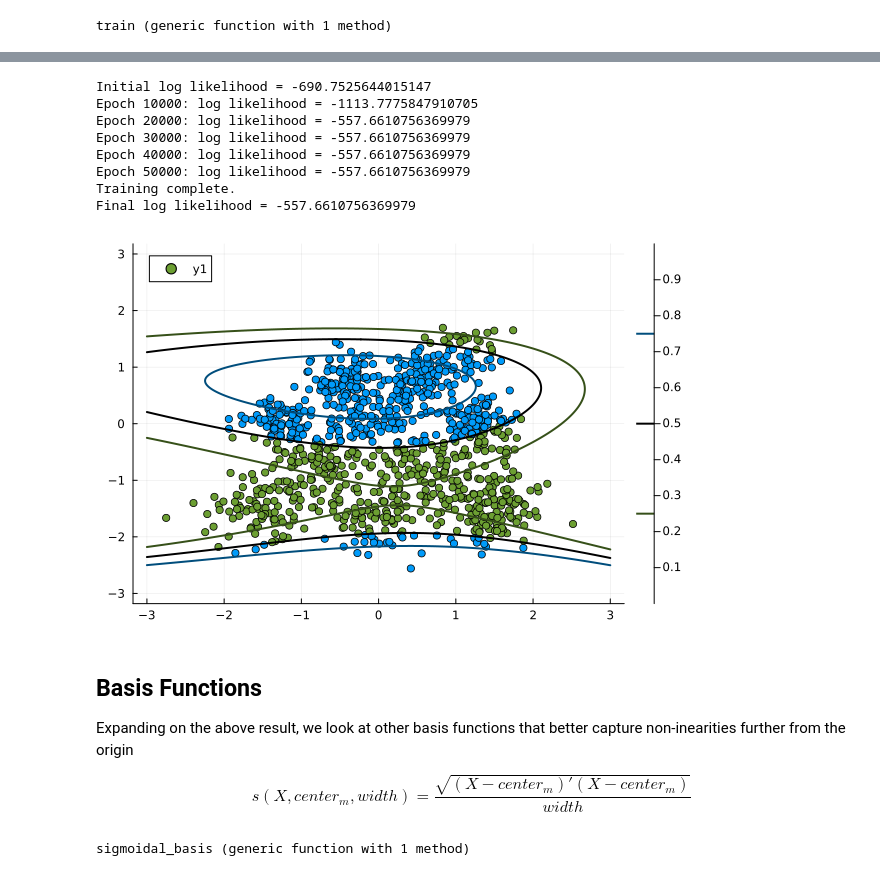
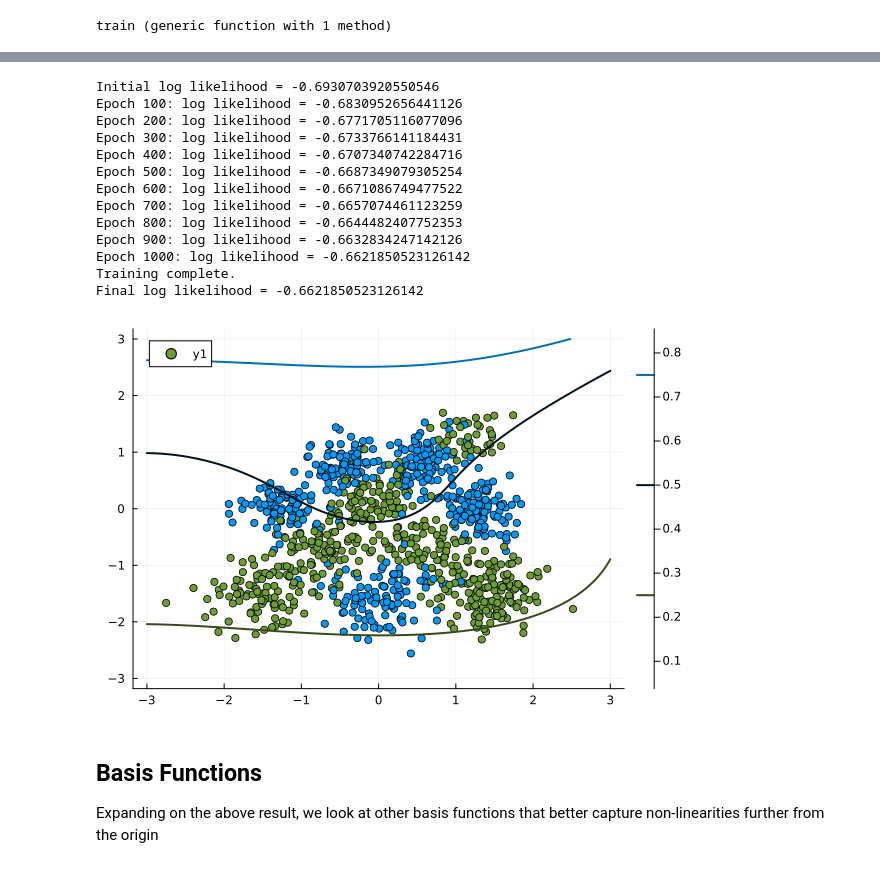
Before and after one commit to ofs416/Bayesian_Julia, a Jupyter notebook: nb.ipynb, the cells around one changed output, grey strips where cells are left out. Drawn from its saved outputs; the diff is of its cells as text; code cells hidden in the pictures.

Commit message:
finished Maximum Likelihood regression model

```diff
--- a/nb.ipynb
+++ b/nb.ipynb
@@ -56,8 +58,8 @@ scatter(X[:, 2], X[:, 3], markercolor=binary_pred)
 # %%
 # Gradient ascent
-function train(Input, labels; lr=0.001, epochs=50_000)
+function train(Input, labels; lr=0.001, epochs=1_000)
     n_features = size(Input, 2)
-    params = randn(n_features, 1) .* 0.001 # Initialize weights
+    params = randn(n_features, 1) .* 0.1 / (10 * n_features) # Initialize weights
     println("Initial log likelihood = $(log_loss(Input, labels, params))")
 
     for i in 1:epochs
@@ -69,7 +71,7 @@ function train(Input, labels; lr=0.001, epochs=50_000)
         params .+= lr * grad
 
         # Print progress every 100 epochs
-        if i % 10_000 == 0
+        if i % 100 == 0
             loss = log_loss(Input, labels, params)
             println("Epoch $i: log likelihood = $loss")
 
@@ -101,45 +110,30 @@ Final log likelihood = -623.4619710586629
 # %%
 X_nl2 = [X X[:, 2].^2 X[:, 3].^2 X[:, 2].*X[:, 3]]
 X_nl3 = [X_nl2 X[:, 2].^3 X[:, 3].^3]
 
 w_opt_nl = train(X_nl3, y)
 predictions = logistic.(X_nl3 * w_opt_nl)
-binary_pred = predictions .|> (x -> x < 0.5 ? 0 : 1)
 
-scatter(X[:, 2], X[:, 3], markercolor=binary_pred)
+scatter(X[:, 2], X[:, 3], markercolor=y)
 contour!(-3:0.01:3, -3:0.01:3,
          (x, y) -> logistic.([1 x y x*x y*y x*y x*x*x y*y*y] * w_opt_nl)[1],
          levels=[0.25,0.5,0.75], c=[0,:black,1], lw=2)
 # %% [output]
-Initial log likelihood = -690.7525644015147
-Epoch 10000: log likelihood = -1113.7775847910705
-Epoch 20000: log likelihood = -557.6610756369979
-Epoch 30000: log likelihood = -557.6610756369979
-Epoch 40000: log likelihood = -557.6610756369979
-Epoch 50000: log likelihood = -557.6610756369979
+Initial log likelihood = -0.6930703920550546
+Epoch 100: log likelihood = -0.6830952656441126
+Epoch 200: log likelihood = -0.6771705116077096
+Epoch 300: log likelihood = -0.6733766141184431
+Epoch 400: log likelihood = -0.6707340742284716
+Epoch 500: log likelihood = -0.6687349079305254
+Epoch 600: log likelihood = -0.6671086749477522
+Epoch 700: log likelihood = -0.6657074461123259
+Epoch 800: log likelihood = -0.6644482407752353
+Epoch 900: log likelihood = -0.6632834247142126
+Epoch 1000: log likelihood = -0.6621850523126142
 Training complete.
-Final log likelihood = -557.6610756369979
+Final log likelihood = -0.6621850523126142
-[figure, old version]
+[figure, new version]
 # %% [markdown]
 ## Basis Functions
 
-Expanding on the above result, we look at other basis functions that better capture non-inearities further from the origin
-
-
-$$ s(X, center_m, width) = \frac{\sqrt{(X - center_m)' (X - center_m)}}{width} $$
+Expanding on the above result, we look at other basis functions that better capture non-linearities further from the origin
-# %%
-function sigmoidal_basis(X, centers, width)
-    n_samples, n_features = size(X)
-    n_centers = size(centers, 1)
-    basis = zeros(n_samples, n_centers)
-
-    for i in 1:n_samples
-        for j in 1:n_centers
-            basis[i, j] = logistic(sqrt(sum((X[i, :] .- centers[j, :]).^2)) / width)
-        end
-    end
-
-    return basis
-end
-# %% [output]
-sigmoidal_basis (generic function with 1 method)
```
Also changed, not shown: parts of 6 cells of this notebook.
